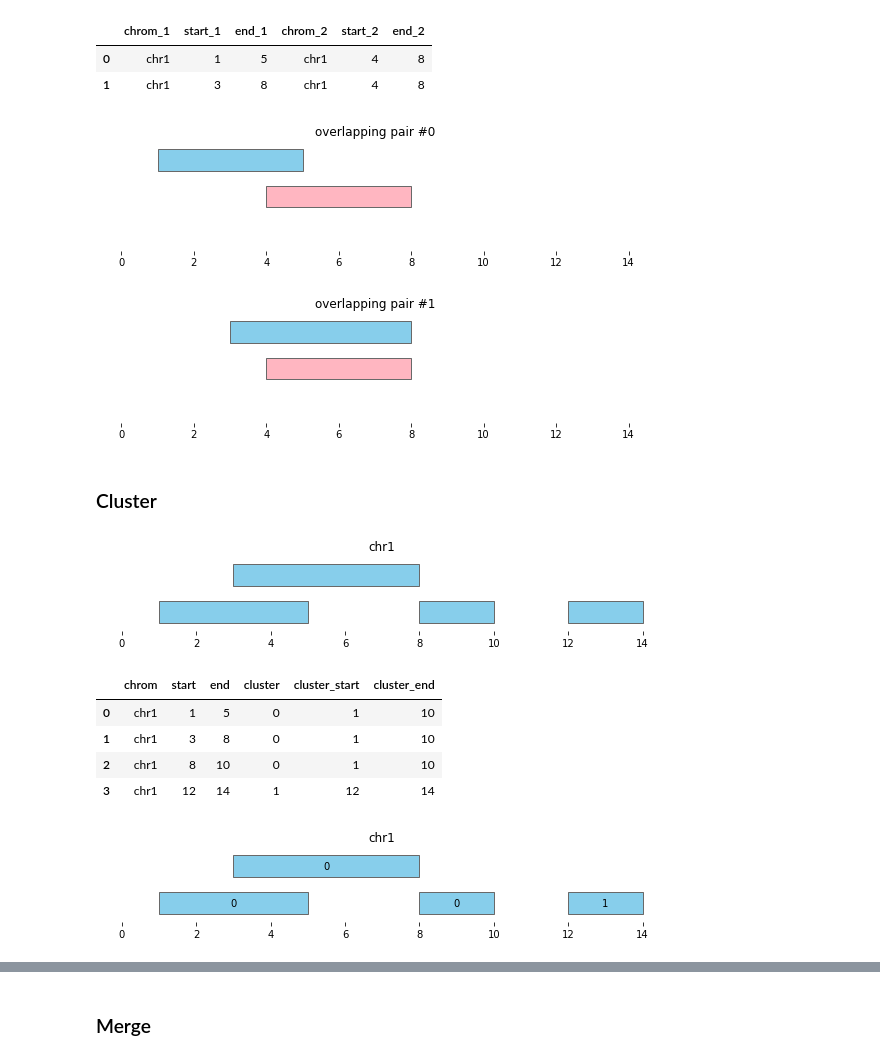
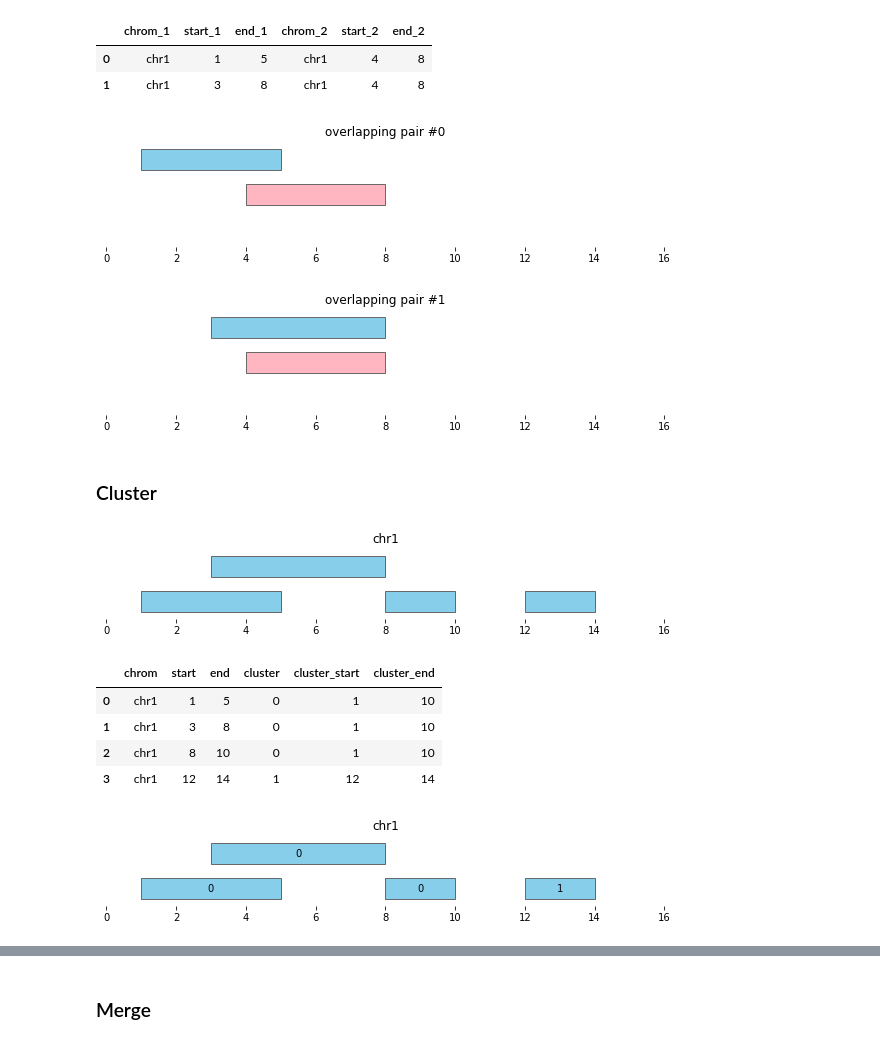
Before and after one commit to open2c/bioframe, a Jupyter notebook: docs/notebooks/intervals_tutorial.ipynb, the cells around one changed output, grey strips where cells are left out. Drawn from its saved outputs; the diff is of its cells as text; code cells hidden in the pictures.

```diff
--- a/docs/notebooks/intervals_tutorial.ipynb
+++ b/docs/notebooks/intervals_tutorial.ipynb
@@ -49,16 +48,16 @@ display(overlapping_intervals)
 # %%
 for i, reg_pair in overlapping_intervals.iterrows():
     bf.vis.plot_intervals_arr(
         starts = [reg_pair.start_1,reg_pair.start_2],
         ends = [reg_pair.end_1,reg_pair.end_2],
         colors = ['skyblue', 'lightpink'],
         levels = [2,1],
-        xlim = (-0.5,14.5),
+        xlim = (0,16),
         show_coords = True)
     plt.title(f'overlapping pair #{i}')
 # %% [output]
-[figure, old version]
+[figure, new version]
-[figure, old version]
+[figure, new version]
 # %% [markdown]
 ### Cluster
 # %%
@@ -71,20 +70,20 @@ df1 = pd.DataFrame([
     columns=['chrom', 'start', 'end']
 )
 
-bf.vis.plot_intervals(df1, show_coords=True)
+bf.vis.plot_intervals(df1, show_coords=True, xlim=(0,16))
 # %% [output]
-[figure, old version]
+[figure, new version]
 # %%
 df_annotated = bf.cluster(df1, min_dist=0)
 display(df_annotated)
-bf.vis.plot_intervals(df_annotated, labels=df_annotated['cluster'], show_coords=True)
+bf.vis.plot_intervals(df_annotated, labels=df_annotated['cluster'], show_coords=True, xlim=(0,16))
 # %% [output]
 |  | chrom | start | end | cluster | cluster_start | cluster_end |
 | 0 | chr1 | 1 | 5 | 0 | 1 | 10 |
 | 1 | chr1 | 3 | 8 | 0 | 1 | 10 |
 | 2 | chr1 | 8 | 10 | 0 | 1 | 10 |
 | 3 | chr1 | 12 | 14 | 1 | 12 | 14 |
-[figure, old version]
+[figure, new version]
 # %%
 df_annotated = bf.cluster(df1, min_dist=None)
 display(df_annotated)
```
Also changed, not shown: parts of 12 cells of this notebook, 8 other files.
